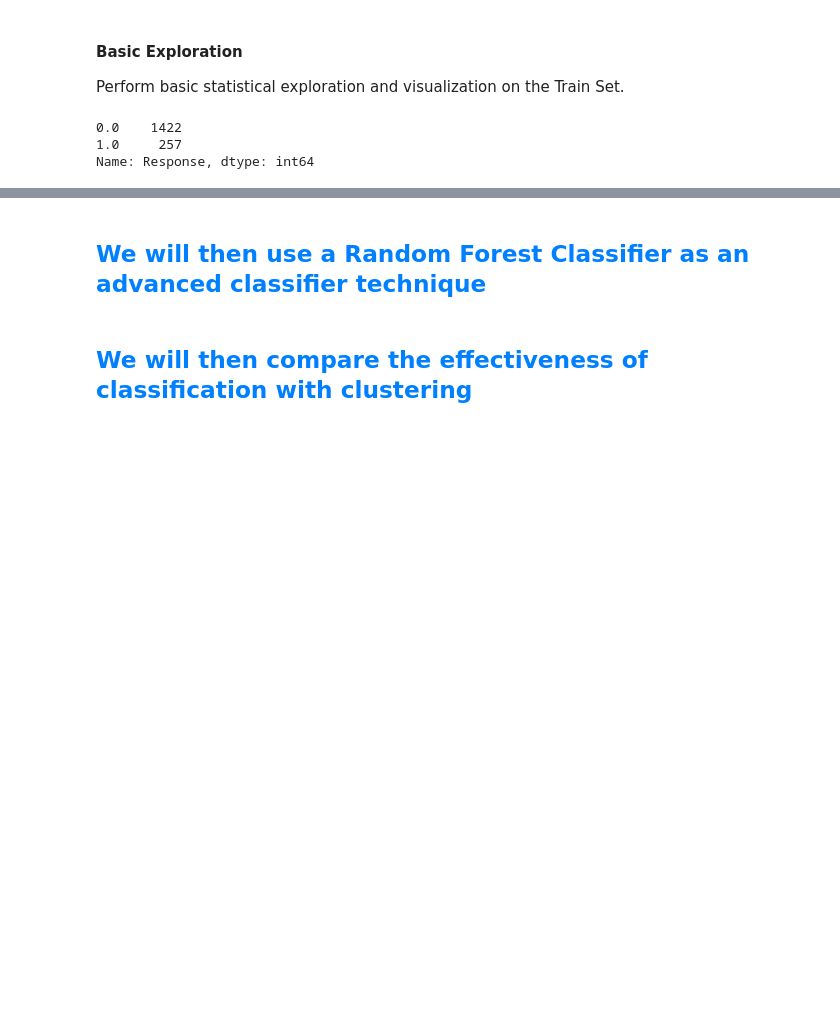
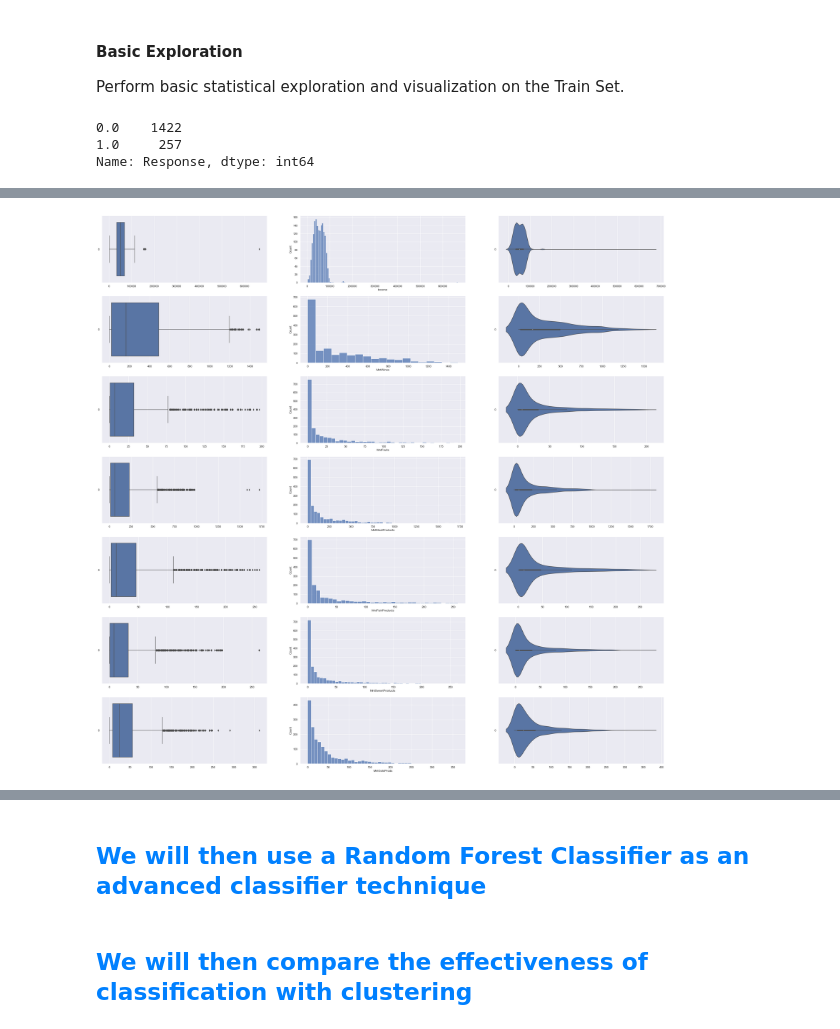
Before and after one commit to nur-hazim/Intro2AI, a Jupyter notebook: Assignment.ipynb, the cells around one changed output, grey strips where cells are left out. Drawn from its saved outputs; the diff is of its cells as text; code cells hidden in the pictures; blank space fills up the shorter version.

```diff
--- a/Assignment.ipynb
+++ b/Assignment.ipynb
@@ -142,4 +142,6 @@ response = pd.DataFrame(marketingdata['Response']) #Response
 predictor = pd.DataFrame(marketingdata[['Income','MntWines','MntFruits','MntMeatProducts','MntFishProducts','MntSweetProducts','MntGoldProds', 'AcceptedCmp1','AcceptedCmp2','AcceptedCmp3','AcceptedCmp4','AcceptedCmp5']]) #Predictor
+# %%
+predictor_list = ['Income','MntWines','MntFruits','MntMeatProducts','MntFishProducts','MntSweetProducts','MntGoldProds', 'AcceptedCmp1','AcceptedCmp2','AcceptedCmp3','AcceptedCmp4','AcceptedCmp5']
 # %%
 response.info()
 print()
@@ -215,0 +224,13 @@ x_train.describe()
+# %%
+# Draw the distributions of all Predictors
+f, axes = plt.subplots(7, 3, figsize=(40, 40))
+
+count = 0
+for var in predictor_list:if(var not in ['AcceptedCmp1','AcceptedCmp2','AcceptedCmp3','AcceptedCmp4','AcceptedCmp5']):
+
+        sb.boxplot(data = x_train[var], orient = "h", ax = axes[count,0])
+        sb.histplot(data = x_train[var], ax = axes[count,1])
+        sb.violinplot(data = x_train[var], orient = "h", ax = axes[count,2])
+    count += 1
+# %% [output]
+[figure, added]
```
Also changed, not shown: parts of 7 cells of this notebook.
